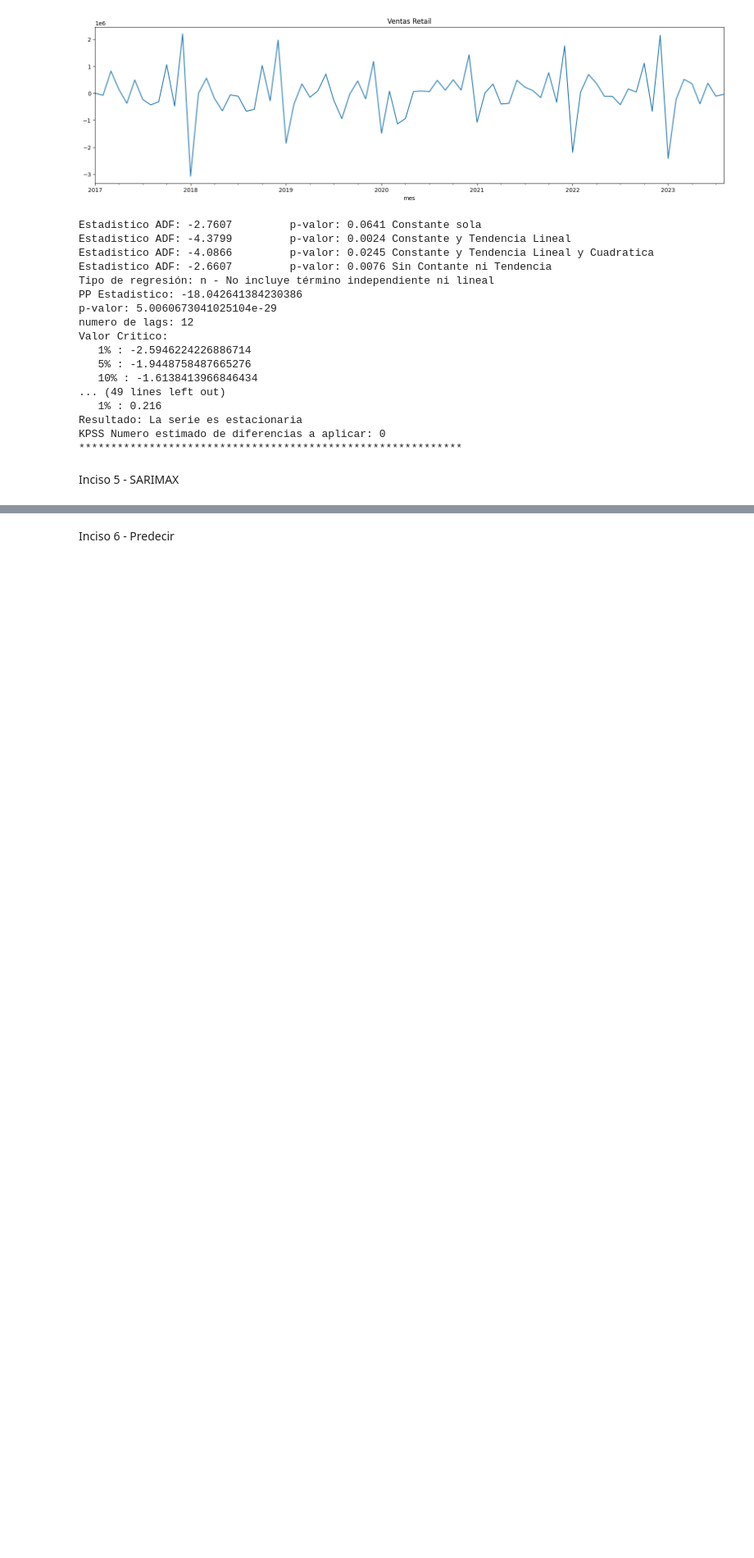
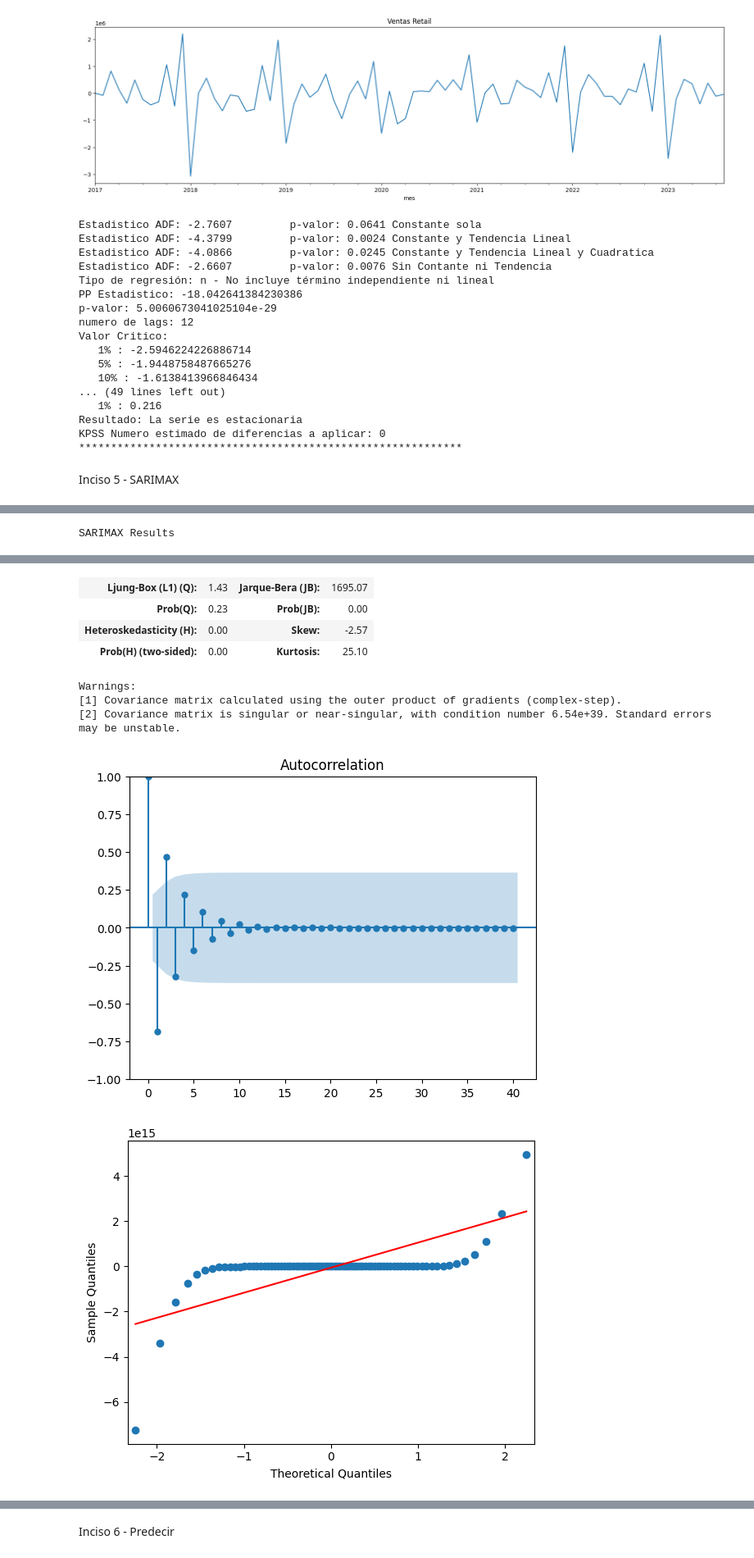
Before and after one commit to waldof86/AST, a Jupyter notebook: TP1/TP1 v2.ipynb, the cells around one changed output, grey strips where cells are left out. Shown at 82% size. Saved outputs shown, nothing was run; the diff lists cells and outputs as text; code cells hidden in the pictures; blank space fills up the shorter version.

```diff
--- a/TP1/TP1 v2.ipynb
+++ b/TP1/TP1 v2.ipynb
@@ -371,0 +404,12 @@ Total fit time: 3.475 seconds
+# %%
+import statsmodels.tsa.arima
+from statsmodels.tsa.statespace.sarimax import SARIMAX
+retail_fit_seasonal = SARIMAX(df_retail.ventas_ajustado,
+                                   order=((1,0,0,0,0,0,0,0,0,0,1),1,(0,0,0,0,0,0,0,0,0,0,0)),
+                                   seasonal_order=(1,0,0,12)).fit()
+statsmodels.api.graphics.tsa.plot_acf(retail_fit_seasonal.resid, lags=40)
+statsmodels.api.qqplot(retail_fit_seasonal.resid, line='s')
+statsmodels.api.stats.acorr_ljungbox(retail_fit_seasonal.resid, lags=[10], return_df=True)
+retail_fit_seasonal.summary()
+# %% [output]
+SARIMAX Results
@@ -372,3 +428,12 @@ Total fit time: 3.475 seconds
+| Ljung-Box (L1) (Q): | 1.43 | Jarque-Bera (JB): | 1695.07 |
+| Prob(Q): | 0.23 | Prob(JB): | 0.00 |
+| Heteroskedasticity (H): | 0.00 | Skew: | -2.57 |
+| Prob(H) (two-sided): | 0.00 | Kurtosis: | 25.10 |
+Warnings:
+[1] Covariance matrix calculated using the outer product of gradients (complex-step).
+[2] Covariance matrix is singular or near-singular, with condition number 6.54e+39. Standard errors may be unstable.
+[figure, added]
+[figure, added]
 # %%
 sarimax.summary()
 # %% [output]
```
Also changed, not shown: parts of 6 cells of this notebook.
